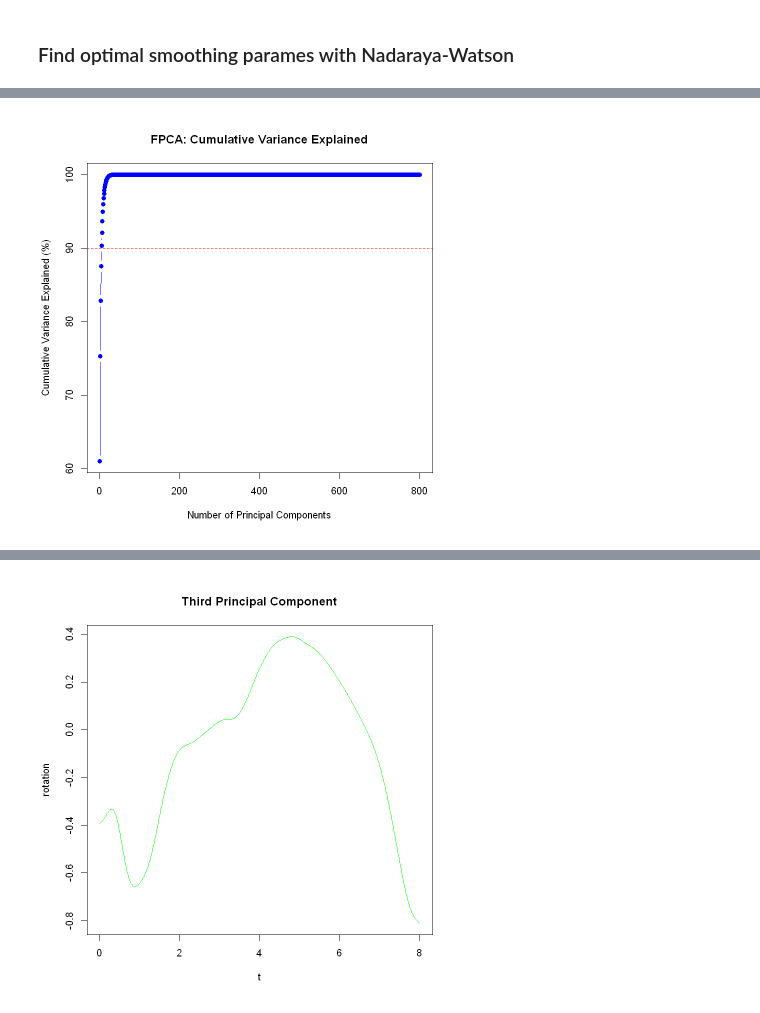
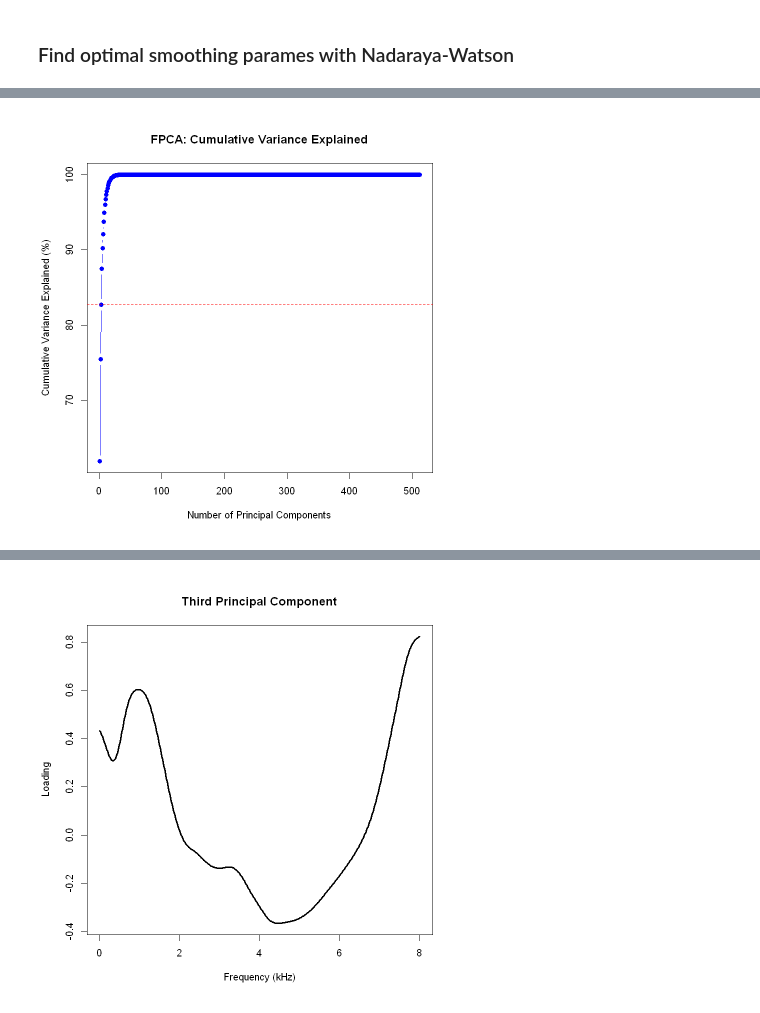
Before and after one commit to robertmackevic/fda-project, a Jupyter notebook: eda.ipynb, the cells around one changed output, grey strips where cells are left out. Cells and saved outputs as stored; diff of their text form; code cells hidden in the pictures.

```diff
--- a/eda.ipynb
+++ b/eda.ipynb
@@ -67,7 +67,7 @@ load_audio_as_fdata <- function(filepath, func = mean) {
   freqs <- pgram$freq * audio@samp.rate / 1000
 
   # Interpolate the log periodogram onto a coarser grid
-  reduced_freqs <- seq(min(freqs), max(freqs), length.out = 800)
+  reduced_freqs <- seq(min(freqs), max(freqs), length.out = 512)
   log_pgram <- approx(x = freqs, y = log_pgram, xout = reduced_freqs)$y
 
   fdata_obj <- fda.usc::fdata(
@@ -108,12 +108,12 @@ load_dataset <- function(filepaths) {
   return(list(data = fdata, labels = labels))
 }
 
-# train <- load_dataset(train_paths)
-# val <- load_dataset(val_paths)
+train <- load_dataset(train_paths)
+val <- load_dataset(val_paths)
 test <- load_dataset(test_paths)
 
 # Pick which dataset to visualize
-dataset <- test
+dataset <- train
 # %% [markdown]
 ### Find optimal smoothing parames with B-Spline basis
 # %%
@@ -539,25 +481,31 @@ plot(
   main = "FPCA: Cumulative Variance Explained"
 )
 
-abline(h = 90, col = "red", lty = 2)
+abline(h = 82.69, col = "red", lty = 2)
 # %% [output]
-[figure, old version]
+[figure, new version]
 # %%
 plot(
   fpca_smoothed$rotation[1],
   main = "First Principal Component",
-  col = "red"
+  col = "black", lwd = 3,
+  xlab = "Frequency (kHz)",
+  ylab = "Loading",
 )
 
 plot(
   fpca_smoothed$rotation[2],
   main = "Second Principal Component",
-  col = "blue"
+  col = "black", lwd = 3,
+  xlab = "Frequency (kHz)",
+  ylab = "Loading",
 )
 
 plot(
   fpca_smoothed$rotation[3],
   main = "Third Principal Component",
-  col = "green"
+  col = "black", lwd = 3,
+  xlab = "Frequency (kHz)",
+  ylab = "Loading",
 )
 # %% [output]
@@ -566 +514 @@ plot(
-[figure, old version]
+[figure, new version]
```
Also changed, not shown: parts of 14 cells of this notebook.
